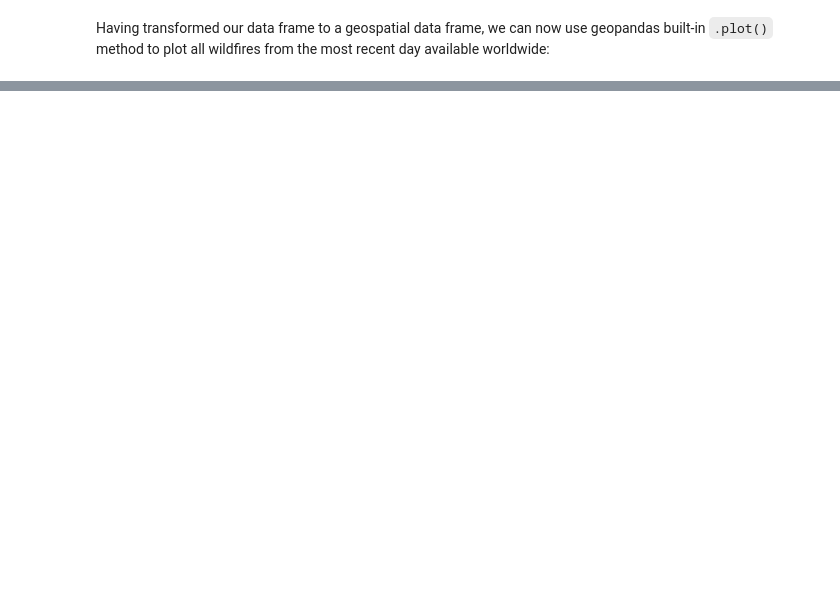
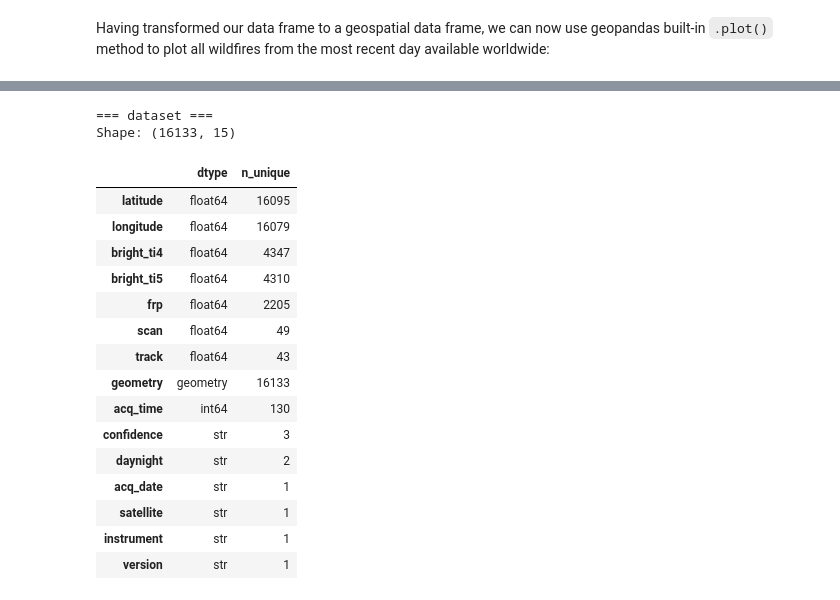
Before and after one commit to paulgeog/SDS210-wildifres-project, a Jupyter notebook: notebooks/wildfires.ipynb, the cells around one changed output, grey strips where cells are left out. Cells and saved outputs as stored; diff of their text form; code cells hidden in the pictures; blank space fills up the shorter version.

```diff
--- a/notebooks/wildfires.ipynb
+++ b/notebooks/wildfires.ipynb
@@ -352,0 +340,31 @@ plt.show()
+# %%
+def overview(df, name="dataset"):
+    summary = pd.DataFrame({
+        "dtype": df.dtypes.astype(str),
+        "n_unique": df.nunique(dropna=True)
+    }).sort_values(["dtype", "n_unique"], ascending=[True, False])
+
+    print(f"\n=== {name} ===")
+    print("Shape:", df.shape)
+    return summary
+
+overview(gdf_wf)
+# %% [output]
+=== dataset ===
+Shape: (16133, 15)
+|  | dtype | n_unique |
+| latitude | float64 | 16095 |
+| longitude | float64 | 16079 |
+| bright_ti4 | float64 | 4347 |
+| bright_ti5 | float64 | 4310 |
+| frp | float64 | 2205 |
+| scan | float64 | 49 |
+| track | float64 | 43 |
+| geometry | geometry | 16133 |
+| acq_time | int64 | 130 |
+| confidence | str | 3 |
+| daynight | str | 2 |
+| acq_date | str | 1 |
+| satellite | str | 1 |
+| instrument | str | 1 |
+| version | str | 1 |
```
Also changed, not shown: parts of 15 cells of this notebook.
